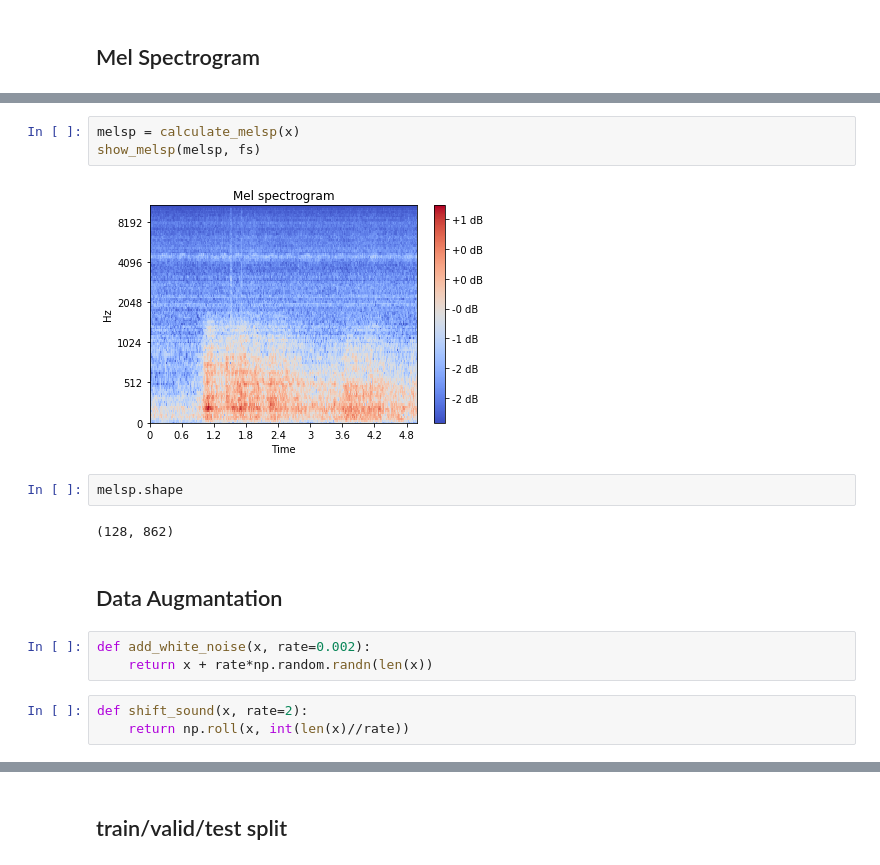
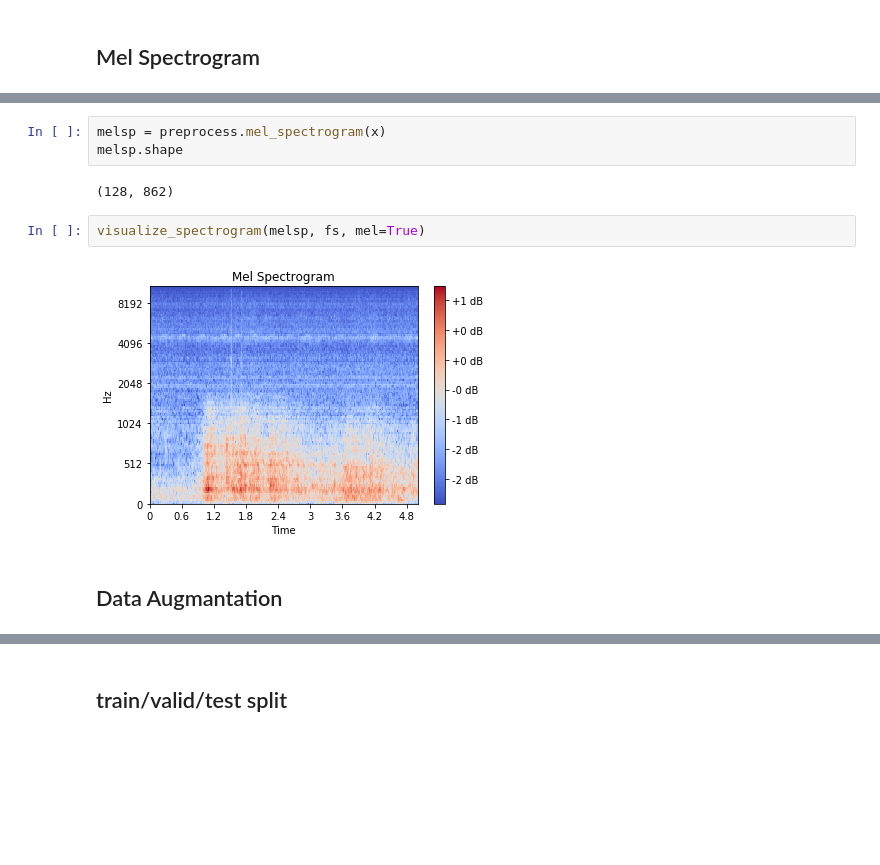
Before and after one commit to moritagit/DAD_Wave, a Jupyter notebook: notebook/data.ipynb, the cells around one changed output, grey strips where cells are left out. Drawn from its saved outputs; the diff is of its cells as text; blank space fills up the shorter version.

```diff
--- a/notebook/data.ipynb
+++ b/notebook/data.ipynb
@@ -161,17 +142,11 @@ def show_melsp(melsp, fs):
 # %%
-melsp = calculate_melsp(x)
-show_melsp(melsp, fs)
+melsp = preprocess.mel_spectrogram(x)
+melsp.shape
 # %% [output]
-[figure, removed]
+(128, 862)
-# %%
-melsp.shape
-# %% [output]
-(128, 862)
+# %%
+visualize_spectrogram(melsp, fs, mel=True)
+# %% [output]
+[figure, added]
 # %% [markdown]
 ## Data Augmantation
-# %%
-def add_white_noise(x, rate=0.002):
-    return x + rate*np.random.randn(len(x))
-# %%
-def shift_sound(x, rate=2):
-    return np.roll(x, int(len(x)//rate))
```
Also changed, not shown: parts of 15 cells of this notebook, 5 other files.
